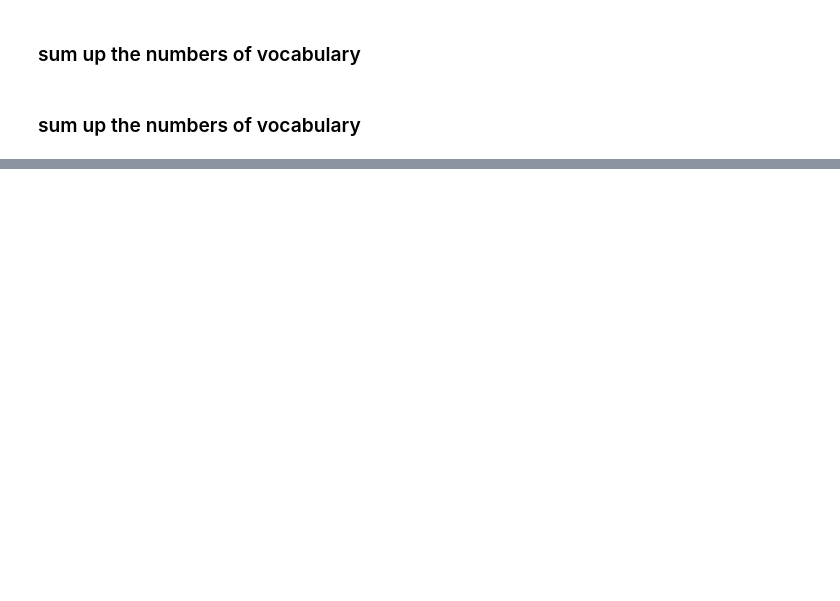
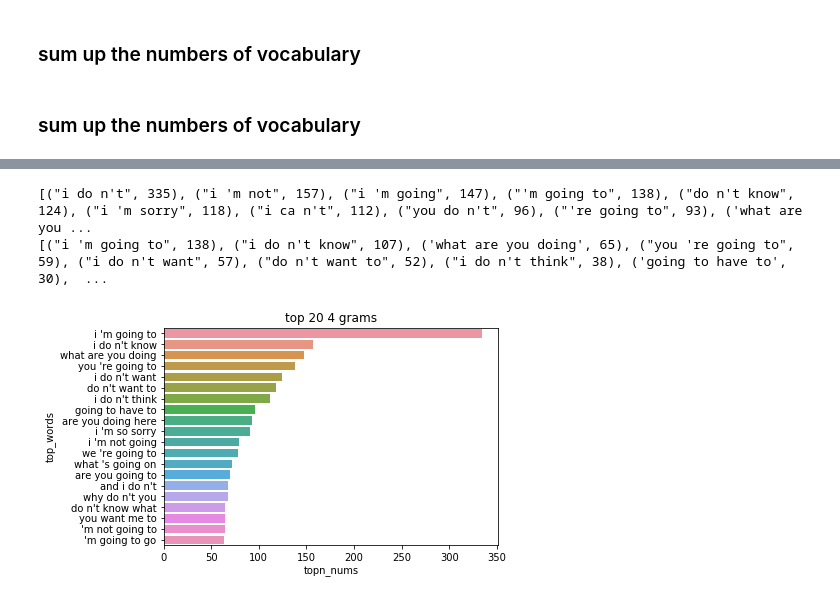
Before and after one commit to mikolaje/SubtitleAnalysis, a Jupyter notebook: DesperateHousewives/data_display.ipynb, the cells around one changed output, grey strips where cells are left out. Drawn from its saved outputs; the diff is of its cells as text; code cells hidden in the pictures; blank space fills up the shorter version.

```diff
--- a/DesperateHousewives/data_display.ipynb
+++ b/DesperateHousewives/data_display.ipynb
@@ -53,0 +103,32 @@ numbers of vocabulary in subtitle: 2892
+# %%
+sents_token_list = sents_token_list_season
+sentences = [[token.text.lower() for token in sent if token.is_punct==False and token.is_space==False] for sent in sents_token_list]
+
+
+def analyze_ngrams(n, sentences):
+    cnt = Counter()
+    for sent in sentences:
+        if len(sent) >= n:
+            cnt.update(" ".join(n) for n in ngrams(sent, n))
+
+    return cnt
+# %%
+def plot_ngram(N, top_n):
+    cnt = analyze_ngrams(N, sentences)
+    topn_list = cnt.most_common(top_n)
+    topn_words = [each[0] for each in topn_list]
+    print(topn_list)
+    topn_nums = [each[1] for each in topn_list]
+    # print(topn_nums)
+
+    df = pd.DataFrame(dict(top_words=topn_words, topn_nums=topn_nums))
+    g = sns.barplot(x="topn_nums", y="top_words", data=df)
+    g.set_title('top %s %s grams' % (top_n, N))
+
+
+plot_ngram(3, 20)
+plot_ngram(4, 20)
+# %% [output]
+[("i do n't", 335), ("i 'm not", 157), ("i 'm going", 147), ("'m going to", 138), ("do n't know", 124), ("i 'm sorry", 118), ("i ca n't", 112), ("you do n't", 96), ("'re going to", 93), ('what are you ...
+[("i 'm going to", 138), ("i do n't know", 107), ('what are you doing', 65), ("you 're going to", 59), ("i do n't want", 57), ("do n't want to", 52), ("i do n't think", 38), ('going to have to', 30),  ...
+[figure, added]
```
Also changed, not shown: parts of 6 cells of this notebook, 1 other file.
